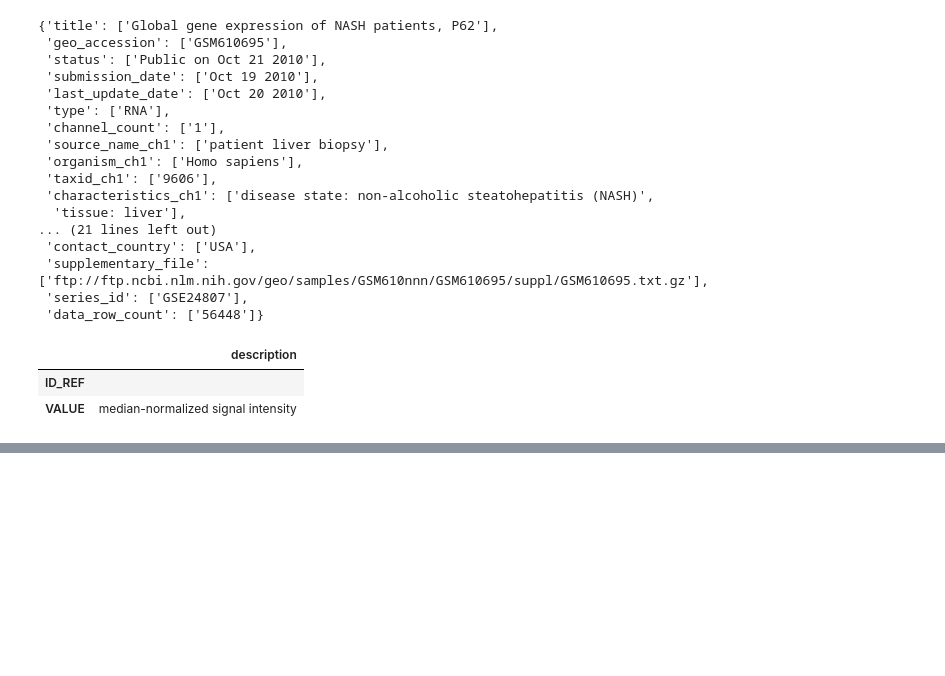
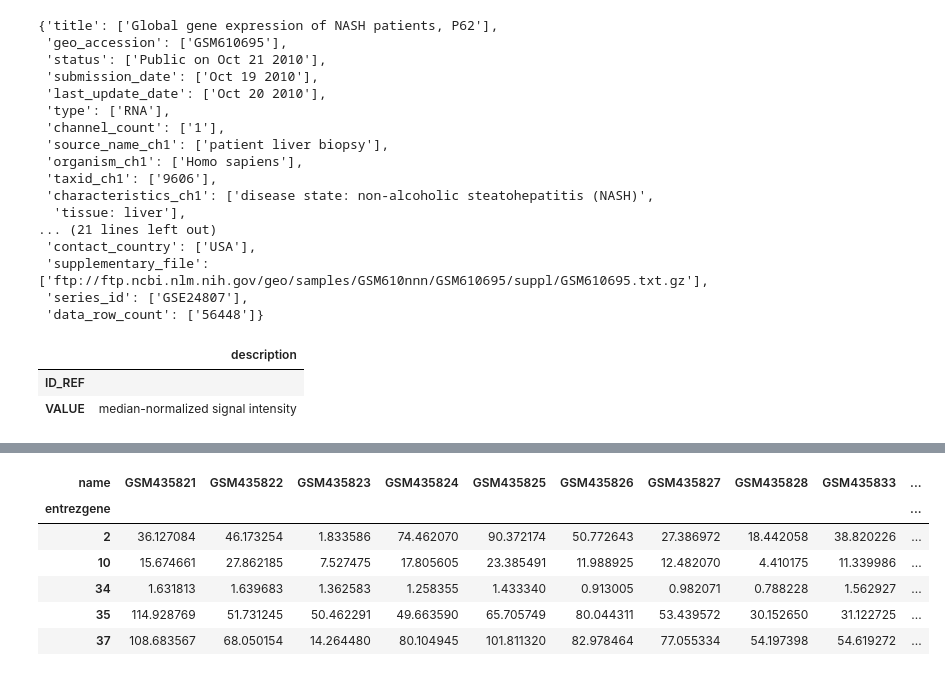
Before and after one commit to hmkim/ncbi-geo, a Jupyter notebook: GSE24807-GEOparse.ipynb, the cells around one changed output, grey strips where cells are left out. Drawn from its saved outputs; the diff is of its cells as text; code cells hidden in the pictures; blank space fills up the shorter version.

```diff
--- a/GSE24807-GEOparse.ipynb
+++ b/GSE24807-GEOparse.ipynb
@@ -129,0 +144,3 @@ df.loc[indice]
+# %%
+mg = mygene.MyGeneInfo()
+mg_dict = mg.querymany(df_nodup.index,scopes='refseq,symbol,entrezgene,reporter,uniprot', species='human')
@@ -129,0 +165,5 @@ df.loc[indice]
+# %%
+mg_nodup = [ q_dict for q_dict in mg_dict if 'notfound' not in q_dict.keys()]
+print(len(mg_nodup))
+mg_nodup_df = pd.DataFrame.from_dict(mg_nodup).set_index('query')
+mg_nodup_df.head()
@@ -129,0 +179,13 @@ df.loc[indice]
+# %%
+df_result = df_nodup[df_nodup.index.isin(mg_nodup_df.index)]
+df_result.insert(0,'entrezgene',mg_nodup_df.entrezgene)
+df_result = df_result.set_index('entrezgene', drop=True)
+df_result.head()
+# %% [output]
+| name | GSM435821 | GSM435822 | GSM435823 | GSM435824 | GSM435825 | GSM435826 | GSM435827 | GSM435828 | GSM435833 | ... |
+| entrezgene |  |  |  |  |  |  |  |  |  | ... |
+| 2 | 36.127084 | 46.173254 | 1.833586 | 74.462070 | 90.372174 | 50.772643 | 27.386972 | 18.442058 | 38.820226 | ... |
+| 10 | 15.674661 | 27.862185 | 7.527475 | 17.805605 | 23.385491 | 11.988925 | 12.482070 | 4.410175 | 11.339986 | ... |
+| 34 | 1.631813 | 1.639683 | 1.362583 | 1.258355 | 1.433340 | 0.913005 | 0.982071 | 0.788228 | 1.562927 | ... |
+| 35 | 114.928769 | 51.731245 | 50.462291 | 49.663590 | 65.705749 | 80.044311 | 53.439572 | 30.152650 | 31.122725 | ... |
+| 37 | 108.683567 | 68.050154 | 14.264480 | 80.104945 | 101.811320 | 82.978464 | 77.055334 | 54.197398 | 54.619272 | ... |
```
Also changed, not shown: parts of 11 cells of this notebook, 1 other file.
